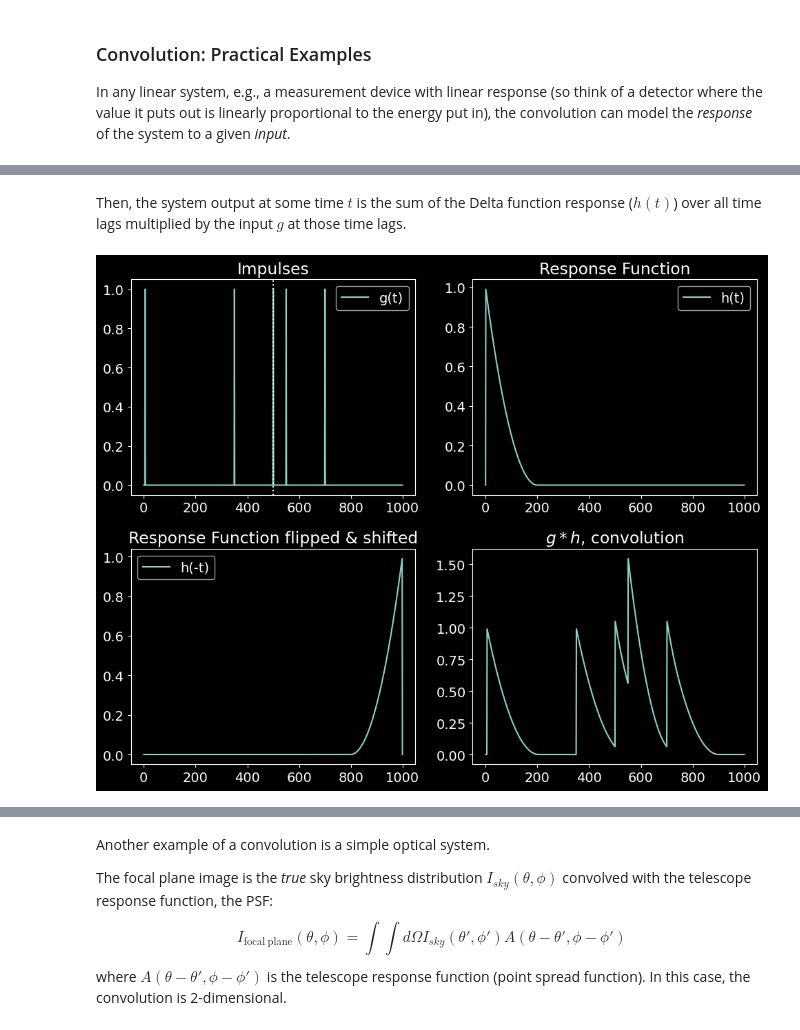
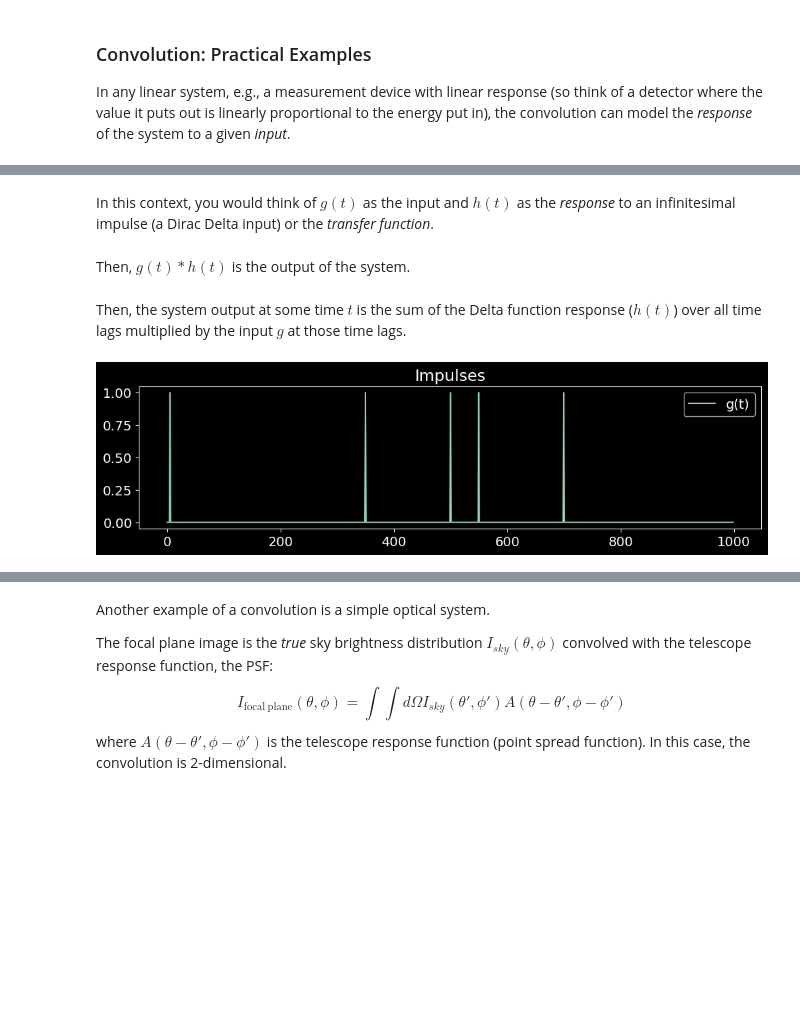
Before and after one commit to keflavich/AST4723-Public-Materials, a Jupyter notebook: FourierTransforms.ipynb, the cells around one changed output, grey strips where cells are left out. Drawn from its saved outputs; the diff is of its cells as text; code cells hidden in the pictures; blank space fills up the shorter version.

```diff
--- a/FourierTransforms.ipynb
+++ b/FourierTransforms.ipynb
@@ -766,8 +761,14 @@ Then, $g(t)*h(t)$ is the output of the system.
-# %% [markdown]
-Then, the system output at some time $t$ is the sum of the Delta function response ($h(t)$) over all time lags multiplied by the input $g$ at those time lags.
+# %% [markdown]
+In this context, you would think of $g(t)$ as the input and $h(t)$ as the _response_ to an infinitesimal impulse (a Dirac Delta input) or the _transfer function_.
+# %% [markdown]
+
+Then, $g(t)*h(t)$ is the output of the system.
+# %% [markdown]
+Then, the system output at some time $t$ is the sum of the Delta function response ($h(t)$) over all time lags multiplied by the input $g$ at those time lags.
 # %%
+impulses = np.array([5, 350, 500, 550, 700])
 def g2(t):
-    return np.isin(t, [5, 350, 500, 550, 700])
+    return np.isin(t, impulses)
 def h2(t):
     return (((200-t)/200)**2 * (t>0) * (t < 200))
 def hconvt2(t):
@@ -776,28 +777,33 @@ def hconvt2(t):
 # %%
 ts = np.arange(1000)
 
 
 pl.figure(figsize=(10, 8), dpi=100)
-pl.subplot(2,2,1)
+pl.subplot(3,1,1)
 pl.plot(ts, g2(ts), label='g(t)')
-pl.axvline(500, linestyle=':')
-
+#pl.axvline(500, linestyle=':')
 pl.legend(loc='best');
 pl.title("Impulses");
-pl.subplot(2,2,2)
 
-pl.plot(ts, h2(ts), label='h(t)')
-pl.legend(loc='best');
-pl.title("Response Function");
-
-pl.subplot(2,2,3)
-pl.plot(ts, h2(ts[::-1]), label='h(-t)')
-pl.legend(loc='best');
-pl.title("Response Function flipped & shifted");
-
-pl.subplot(2,2,4)
-pl.plot(ts, hconvt2(ts));
-pl.title("$g * h$, convolution");
+#pl.subplot(3,1,2)
+#
+#pl.plot(ts, h2(ts), label='h(t)')
+#pl.legend(loc='best');
+#pl.title("Response Function");
+#
+##pl.subplot(2,2,3)
+##pl.plot(ts, h2(ts[::-1]), label='h(-t)')
+##pl.legend(loc='best');
+##pl.title("Response Function flipped & shifted");
+#
+#pl.subplot(3,1,3)
+#pl.plot(ts, hconvt2(ts));
+#for impulse in impulses:
+#    pl.arrow(impulse, impulse*0, impulse*0, impulse*0 + 0.25, zorder=5,
+#             length_includes_head=True,
+#             head_length=0.05,
+#             color='r', head_width=10)
+#pl.title("$g * h$, convolution");
 pl.tight_layout()
 # %% [output]
-[figure, old version]
+[figure, new version]
```
Also changed, not shown: parts of 27 cells of this notebook.
